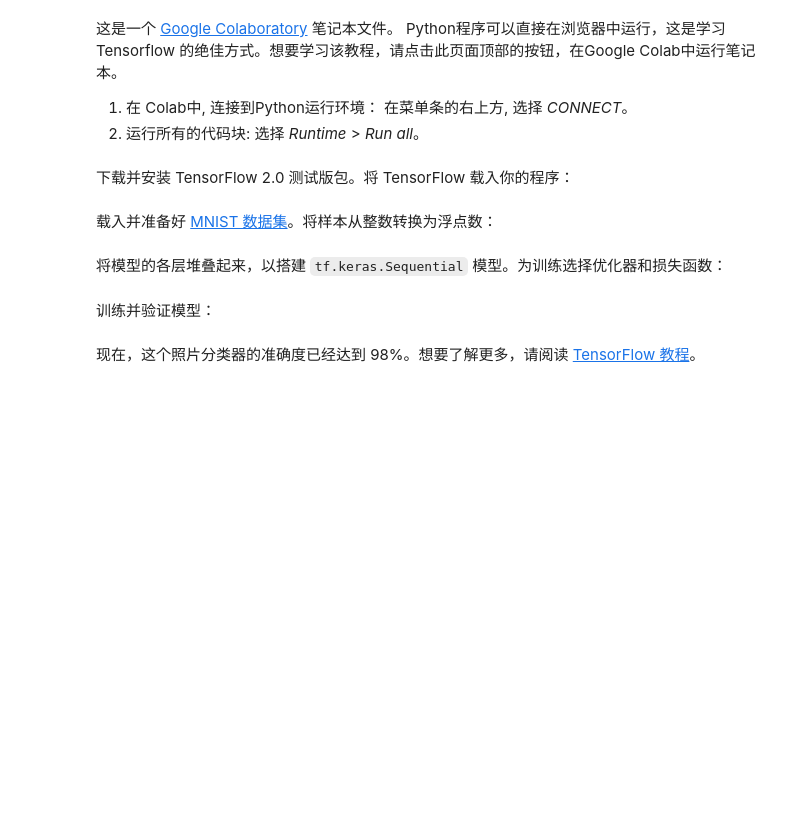
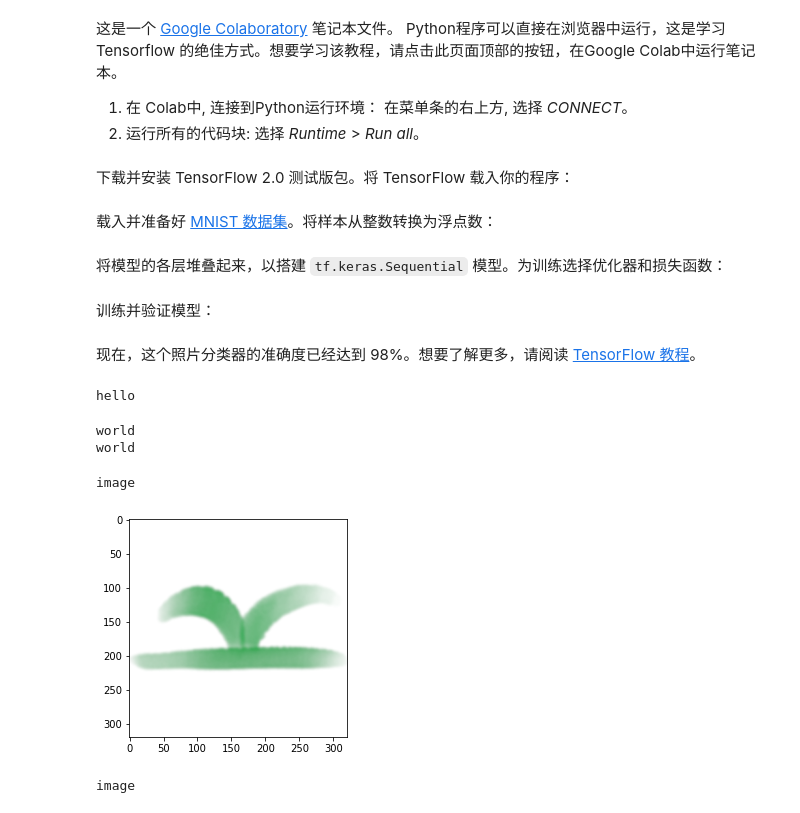
Before and after one commit to teedoc/teedoc, a Jupyter notebook: examples/local_test/docs/get_started/zh/syntax/syntax_notebook.ipynb, the cells around one changed output. Saved outputs shown, nothing was run; the diff lists cells and outputs as text; code cells hidden in the pictures; blank space fills up the shorter version.

```diff
--- a/examples/local_test/docs/get_started/zh/syntax/syntax_notebook.ipynb
+++ b/examples/local_test/docs/get_started/zh/syntax/syntax_notebook.ipynb
@@ -76,3 +80,25 @@ model.fit(x_train, y_train, epochs=5)
 model.evaluate(x_test,  y_test, verbose=2)
 # %% [markdown]
 现在，这个照片分类器的准确度已经达到 98%。想要了解更多，请阅读 [TensorFlow 教程](https://tensorflow.google.cn/tutorials/)。
+# %%
+print("hello")
+# %% [output]
+hello
+# %%
+print("world\nworld")
+# %% [output]
+world
+world
+# %%
+from PIL import Image
+img = Image.open("../assets/images/teedoc_logo.png")
+from matplotlib import pyplot as plt
+print("image")
+plt.figure()
+plt.imshow(img)
+plt.show()
+print("image")
+# %% [output]
+image
+[figure, added]
+image
```
Also changed, not shown: parts of 1 cell of this notebook, 14 other files.
